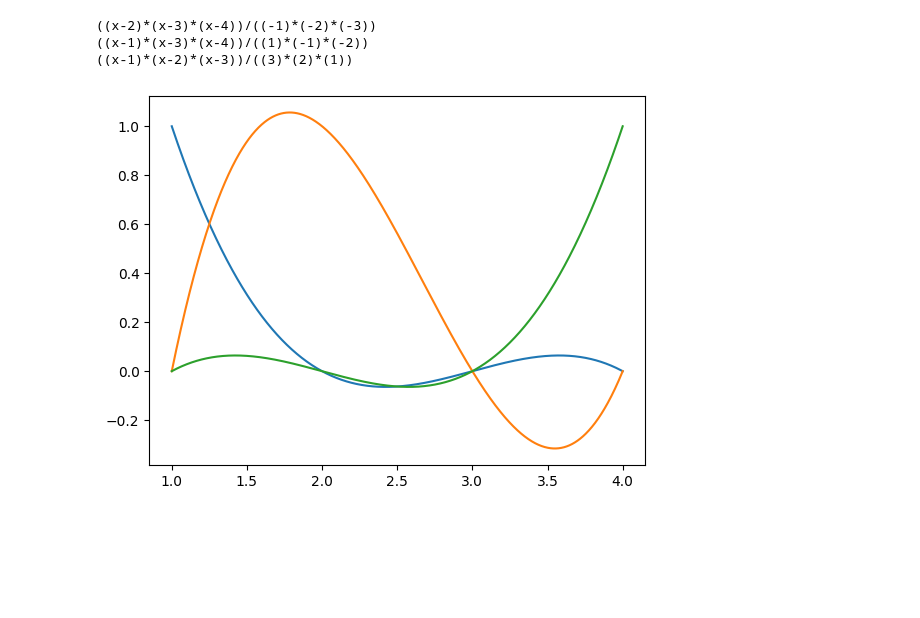
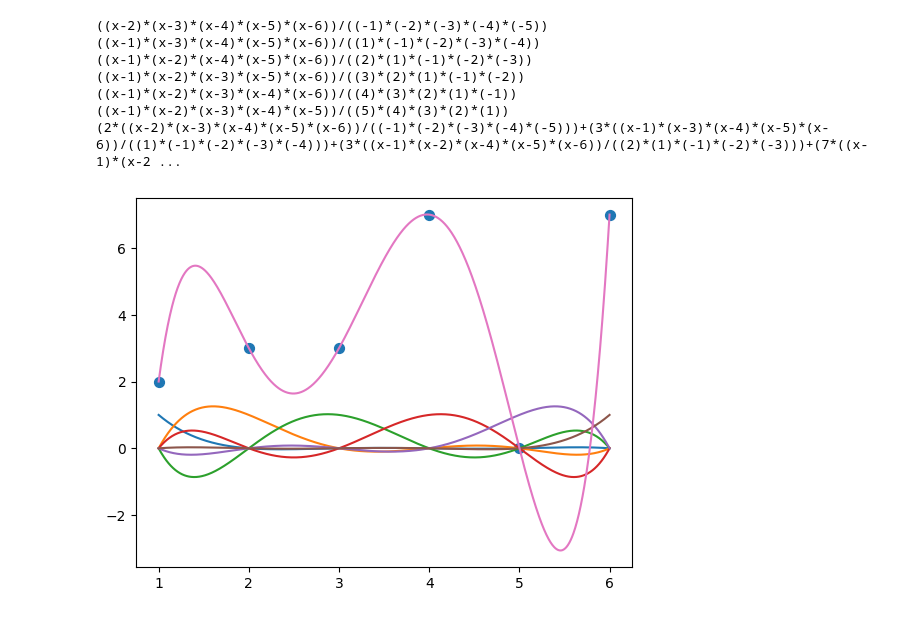
Before and after one commit to T-Vine/lagrange-polynomial-interpolation, a Jupyter notebook: lagrange.ipynb, the cells around one changed output. Cells and saved outputs as stored; diff of their text form; code cells hidden in the pictures; blank space fills up the shorter version.

```diff
--- a/lagrange.ipynb
+++ b/lagrange.ipynb
@@ -23,41 +23,57 @@ def e(poly, l, ax):
     x = np.linspace(min(l), max(l), 1000)
     y = eval(poly)
     print(poly)
     ax.plot(x,y)
 
+
 coords = {}
 coordList = ""
 x = []
 y = []
+lPoly = []
+newPoly = ""
 fig, ax = plt.subplots()
 
 def input():
     coordList = input("Enter a set of coordinates as a comma-seperated list: ")
     coordList = coordList.split(",")
 
     for i in range(0, len(coordList),2):
         coords.update({coordList[i]:coordList[i+1]})
 
     coords = collections.OrderedDict(sorted(coords.items()))
 
     x = [x for x in coords]
     y = [coords[x] for x in coords]
     plt.scatter(x,y, 10)
     plt.show()
 
-# Quadratic.
-#x = np.linspace(-10, 10, 20)
-#y = x**2 + 2*x + 2
-#fig, ax = plt.subplots()
-#ax.plot(x,y)
 
-l = {1:2, 2:3, 4:7}
+l = {1:2, 3:3, 2:3, 4:7, 5: 0, 3:3, 6:7}
+l = dict(collections.OrderedDict(sorted(l.items())))
 lKeys = list(l.keys())
-for i in lKeys:
+lValues = list(l.values())
+
+for i,b in zip(lKeys, lValues):
     poly = li(i, lKeys)
+    lPoly.append(str(b)+"*"+poly)
     e(poly, lKeys, ax)
+
+for i,b in zip(lPoly,lValues):
+    newPoly += "("+i+")+"
+lPoly = newPoly[:-1]
+
+x = [x for x in l]
+y = [l[x] for x in l]
+plt.scatter(x,y, 50)
+
+e(lPoly, l, ax)
 # %% [output]
-((x-2)*(x-3)*(x-4))/((-1)*(-2)*(-3))
-((x-1)*(x-3)*(x-4))/((1)*(-1)*(-2))
-((x-1)*(x-2)*(x-3))/((3)*(2)*(1))
+((x-2)*(x-3)*(x-4)*(x-5)*(x-6))/((-1)*(-2)*(-3)*(-4)*(-5))
+((x-1)*(x-3)*(x-4)*(x-5)*(x-6))/((1)*(-1)*(-2)*(-3)*(-4))
+((x-1)*(x-2)*(x-4)*(x-5)*(x-6))/((2)*(1)*(-1)*(-2)*(-3))
+((x-1)*(x-2)*(x-3)*(x-5)*(x-6))/((3)*(2)*(1)*(-1)*(-2))
+((x-1)*(x-2)*(x-3)*(x-4)*(x-6))/((4)*(3)*(2)*(1)*(-1))
+((x-1)*(x-2)*(x-3)*(x-4)*(x-5))/((5)*(4)*(3)*(2)*(1))
+(2*((x-2)*(x-3)*(x-4)*(x-5)*(x-6))/((-1)*(-2)*(-3)*(-4)*(-5)))+(3*((x-1)*(x-3)*(x-4)*(x-5)*(x-6))/((1)*(-1)*(-2)*(-3)*(-4)))+(3*((x-1)*(x-2)*(x-4)*(x-5)*(x-6))/((2)*(1)*(-1)*(-2)*(-3)))+(7*((x-1)*(x-2 ...
-[figure, old version]
+[figure, new version]
```
